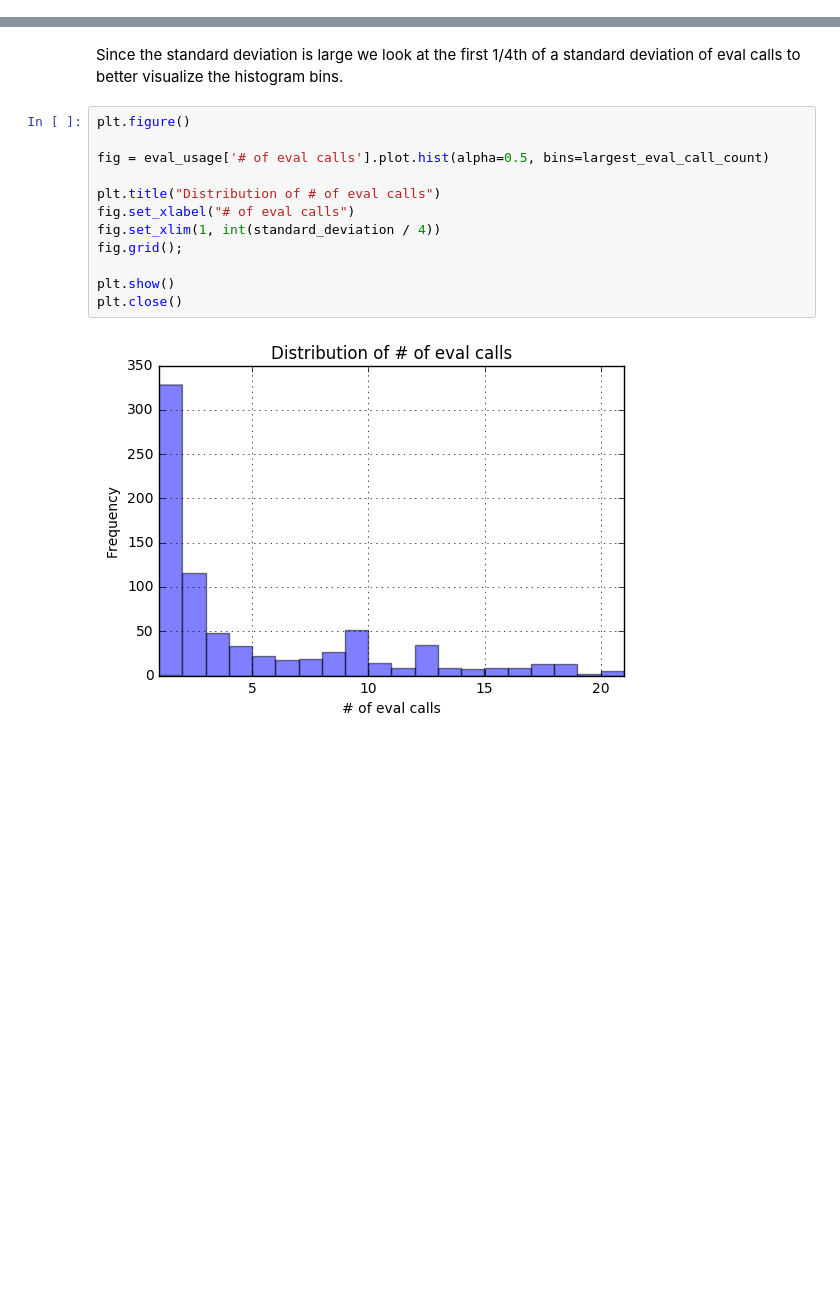
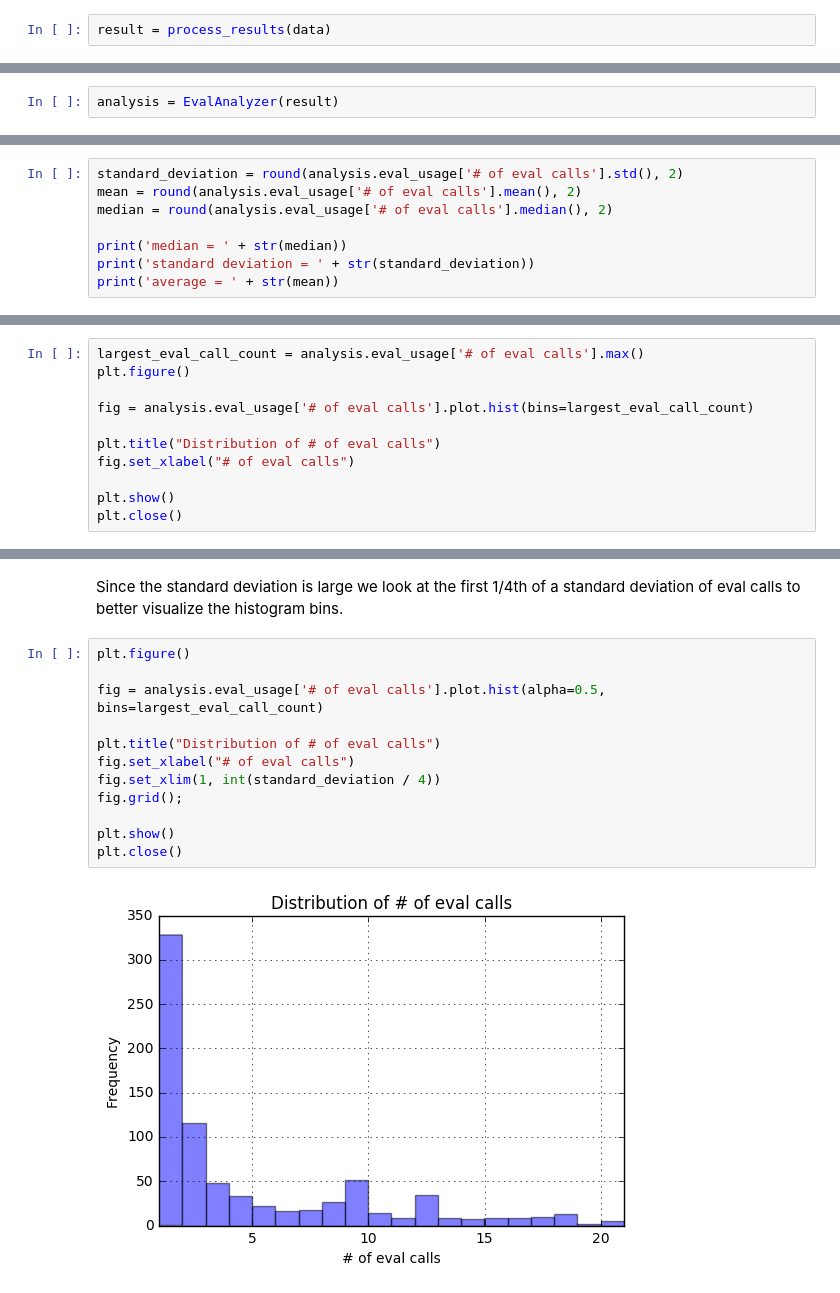
Before and after one commit to mozilla/UCOSP-winter-2018_TrackingTechnologies, a Jupyter notebook: analyses/eval_analysis.ipynb, the cells around one changed output, grey strips where cells are left out. Drawn from its saved outputs; the diff is of its cells as text; blank space fills up the shorter version.

```diff
--- a/analyses/eval_analysis.ipynb
+++ b/analyses/eval_analysis.ipynb
@@ -189,0 +130,2 @@ plt.close()
+# %%
+result = process_results(data)
@@ -189,0 +190,2 @@ plt.close()
+# %%
+analysis = EvalAnalyzer(result)
@@ -189,0 +468,8 @@ plt.close()
+# %%
+standard_deviation = round(analysis.eval_usage['# of eval calls'].std(), 2)
+mean = round(analysis.eval_usage['# of eval calls'].mean(), 2)
+median = round(analysis.eval_usage['# of eval calls'].median(), 2)
+
+print('median = ' + str(median))
+print('standard deviation = ' + str(standard_deviation))
+print('average = ' + str(mean))
@@ -189,0 +508,11 @@ plt.close()
+# %%
+largest_eval_call_count = analysis.eval_usage['# of eval calls'].max()
+plt.figure()
+
+fig = analysis.eval_usage['# of eval calls'].plot.hist(bins=largest_eval_call_count)
+
+plt.title("Distribution of # of eval calls")
+fig.set_xlabel("# of eval calls")
+
+plt.show()
+plt.close()
@@ -192,14 +540,14 @@ Since the standard deviation is large we look at the first 1/4th of a standard d
 # %%
 plt.figure()
 
-fig = eval_usage['# of eval calls'].plot.hist(alpha=0.5, bins=largest_eval_call_count)
+fig = analysis.eval_usage['# of eval calls'].plot.hist(alpha=0.5, bins=largest_eval_call_count)
 
 plt.title("Distribution of # of eval calls")
 fig.set_xlabel("# of eval calls")
 fig.set_xlim(1, int(standard_deviation / 4))
 fig.grid();
 
 plt.show()
 plt.close()
 # %% [output]
-[figure, old version]
+[figure, new version]
```
Also changed, not shown: parts of 74 cells of this notebook, 11 other files.
